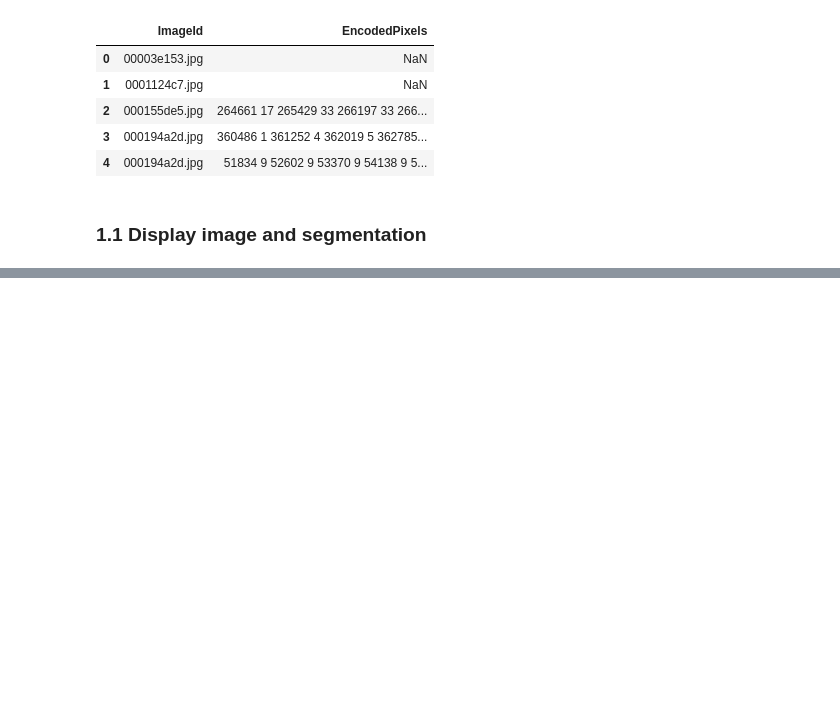
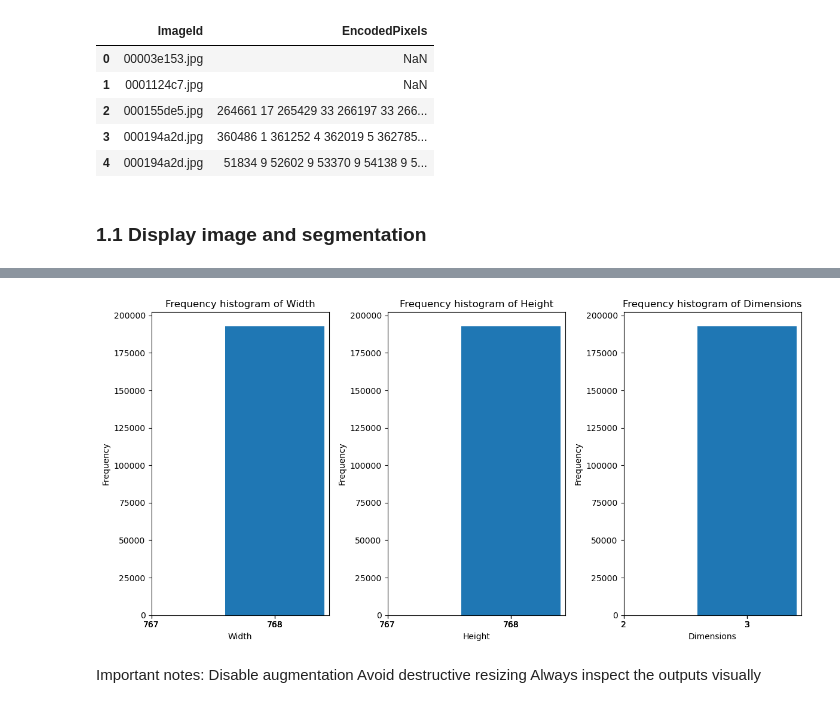
Before and after one commit to TimofiyJ/ML_Ships, a Jupyter notebook: data-analysis.ipynb, the cells around one changed output, grey strips where cells are left out. Cells and saved outputs as stored; diff of their text form; code cells hidden in the pictures; blank space fills up the shorter version.

```diff
--- a/data-analysis.ipynb
+++ b/data-analysis.ipynb
@@ -68,0 +74,44 @@ OSError: [WinError 1314] A required privilege is not held by the client: 'airbus
+# %%
+sizes = []
+for image in os.listdir(train_dir):
+    image = plt.imread(train_dir+image)
+    sizes.append(image.shape)
+# %%
+widths = [shape[0] for shape in sizes]
+heights = [shape[1] for shape in sizes]
+dimensions = [shape[2] for shape in sizes]
+
+width_counts = dict(zip(*np.unique(widths, return_counts=True)))
+height_counts = dict(zip(*np.unique(heights, return_counts=True)))
+dimension_counts = dict(zip(*np.unique(dimensions, return_counts=True)))
+# %%
+plt.figure(figsize=(12, 6))
+plt.subplot(131)
+plt.bar(width_counts.keys(), width_counts.values())
+plt.xlabel('Width')
+plt.ylabel('Frequency')
+plt.title('Frequency histogram of Width')
+plt.xticks(list(map(int, plt.xticks()[0])))  # Format x-axis labels as integers
+
+plt.subplot(132)
+plt.bar(height_counts.keys(), height_counts.values())
+plt.xlabel('Height')
+plt.ylabel('Frequency')
+plt.title('Frequency histogram of Height')
+plt.xticks(list(map(int, plt.xticks()[0])))  # Format x-axis labels as integers
+
+plt.subplot(133)
+plt.bar(dimension_counts.keys(), dimension_counts.values())
+plt.xlabel('Dimensions')
+plt.ylabel('Frequency')
+plt.title('Frequency histogram of Dimensions')
+plt.xticks(list(map(int, plt.xticks()[0])))  # Format x-axis labels as integers
+
+plt.tight_layout()
+# %% [output]
+[figure, added]
+# %% [markdown]
+Important notes:
+Disable augmentation
+Avoid destructive resizing
+Always inspect the outputs visually
```
Also changed, not shown: parts of 4 cells of this notebook.
